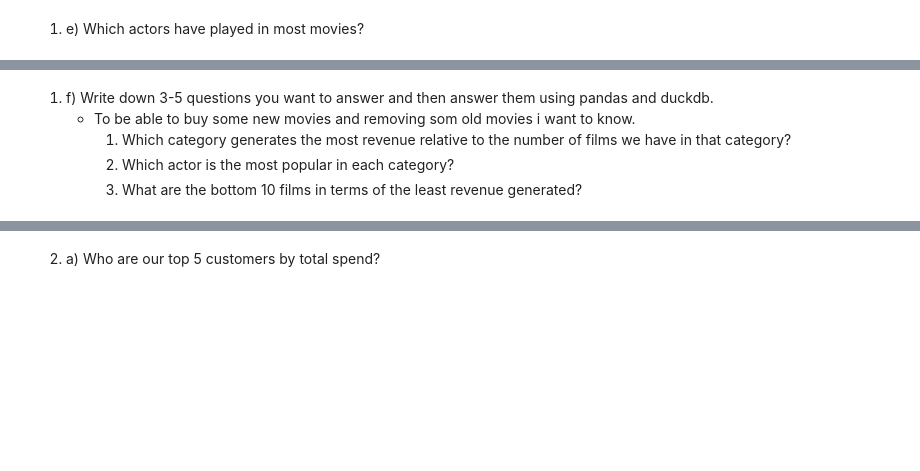
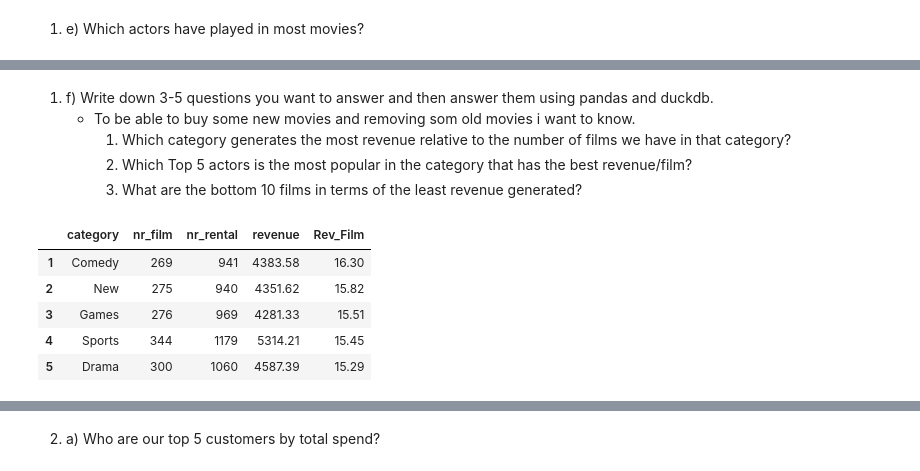
Before and after one commit to RikardOledal/SQL_DE25_LAB_Rikard_Oledal, a Jupyter notebook: manager_report.ipynb, the cells around one changed output, grey strips where cells are left out. Saved outputs shown, nothing was run; the diff lists cells and outputs as text; code cells hidden in the pictures; blank space fills up the shorter version.

```diff
--- a/manager_report.ipynb
+++ b/manager_report.ipynb
@@ -182,5 +171,34 @@ most_movies
 1. f)  Write down 3-5 questions you want to answer and then answer them using pandas and duckdb.
     - To be able to buy some new movies and removing som old movies i want to know.
         1. Which category generates the most revenue relative to the number of films we have in that category?
-        2. Which actor is the most popular in each category?
+        2. Which Top 5 actors is the most popular in the category that has the best revenue/film?
         3. What are the bottom 10 films in terms of the least revenue generated?
+# %%
+most_rev_cat = duckdb.sql("""
+                          SELECT
+                            c.name AS category,
+                            COUNT(DISTINCT i.inventory_id) AS nr_film,
+                            COUNT(i.inventory_id) AS nr_rental,
+                            SUM(p.amount) AS revenue,
+                            ROUND(SUM(p.amount)/COUNT(DISTINCT i.inventory_id),2) AS Rev_Film
+                          FROM film f
+                          LEFT JOIN film_category fc ON fc.film_id = f.film_id
+                          LEFT JOIN category c ON c.category_id = fc.category_id
+                          LEFT JOIN language l ON l.language_id = f.language_id
+                          RIGHT JOIN inventory i ON i.film_id = f.film_id
+                          RIGHT JOIN rental r ON r.inventory_id = i.inventory_id
+                          RIGHT JOIN payment p ON p.rental_id = r.rental_id
+                          WHERE category IS NOT NULL
+                          GROUP BY category
+                          ORDER BY Rev_Film DESC;
+                        """).df()
+
+most_rev_cat.index = most_rev_cat.index + 1
+most_rev_cat.head()
+# %% [output]
+|  | category | nr_film | nr_rental | revenue | Rev_Film |
+| 1 | Comedy | 269 | 941 | 4383.58 | 16.30 |
+| 2 | New | 275 | 940 | 4351.62 | 15.82 |
+| 3 | Games | 276 | 969 | 4281.33 | 15.51 |
+| 4 | Sports | 344 | 1179 | 5314.21 | 15.45 |
+| 5 | Drama | 300 | 1060 | 4587.39 | 15.29 |
```
Also changed, not shown: parts of 8 cells of this notebook.
